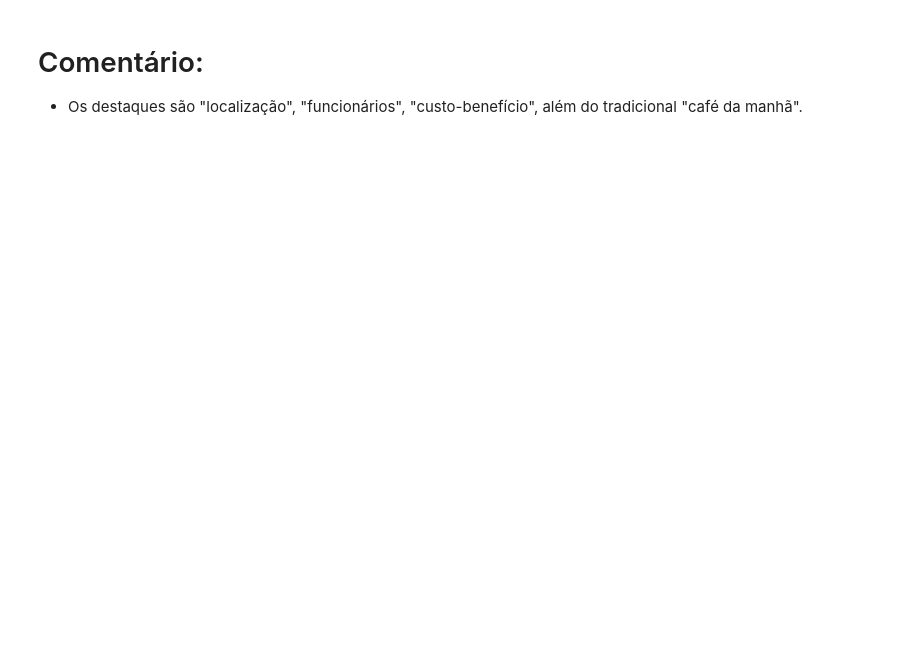
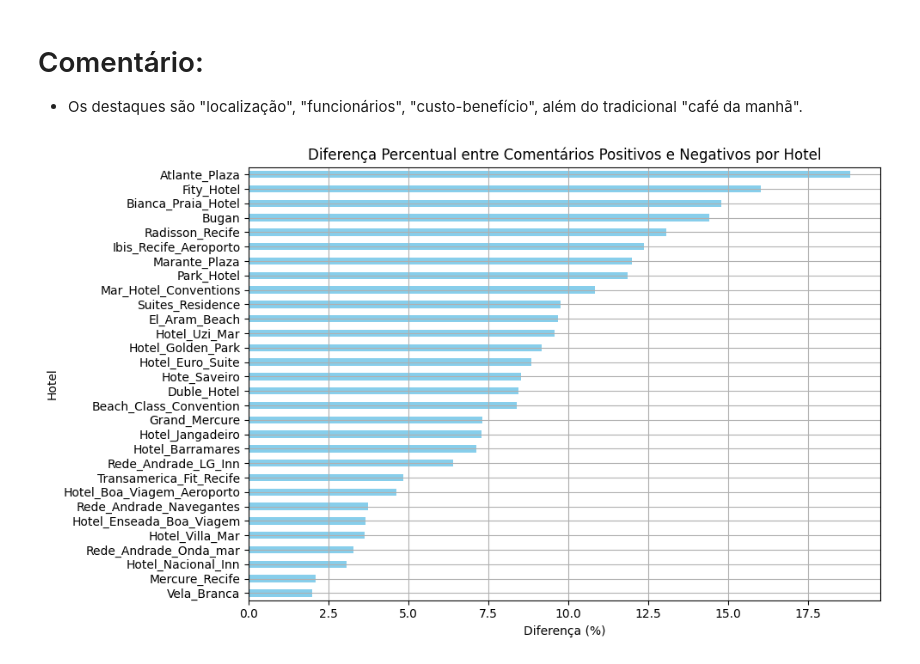
Before and after one commit to vicent777/tcc, a Jupyter notebook: espacializacao_hoteis/analise_exploratoria_20250416.ipynb, the cells around one changed output. Drawn from its saved outputs; the diff is of its cells as text; code cells hidden in the pictures; blank space fills up the shorter version.

```diff
--- a/espacializacao_hoteis/analise_exploratoria_20250416.ipynb
+++ b/espacializacao_hoteis/analise_exploratoria_20250416.ipynb
@@ -233,3 +154,27 @@ plt.show()
 # %% [markdown]
 # Comentário:
 - Os destaques são "localização", "funcionários", "custo-benefício", além do tradicional "café da manhã".
+# %%
+# Agrupamento por hotel: contar quantidade de comentários positivos e negativos
+comentarios_por_hotel = data.groupby('hotel')[['comentario_positivo', 'comentario_negativo']].count()
+comentarios_por_hotel.columns = ['qtd_positivo', 'qtd_negativo']
+
+# Calcular diferença absoluta e percentual
+comentarios_por_hotel['diferenca'] = comentarios_por_hotel['qtd_positivo'] - comentarios_por_hotel['qtd_negativo']
+comentarios_por_hotel['total'] = comentarios_por_hotel['qtd_positivo'] + comentarios_por_hotel['qtd_negativo']
+comentarios_por_hotel['percentual'] = (comentarios_por_hotel['diferenca'] / comentarios_por_hotel['total']) * 100
+
+# Ordenar por maior diferença percentual
+comentarios_ordenado = comentarios_por_hotel.sort_values(by='percentual', ascending=True)
+
+# Plotar gráfico de barras horizontais
+plt.figure(figsize=(10, 6))
+comentarios_ordenado['percentual'].plot(kind='barh', color='skyblue')
+plt.title('Diferença Percentual entre Comentários Positivos e Negativos por Hotel')
+plt.xlabel('Diferença (%)')
+plt.ylabel('Hotel')
+plt.grid(True)
+plt.tight_layout()
+plt.show()
+# %% [output]
+[figure, added]
```
Also changed, not shown: parts of 17 cells of this notebook.
